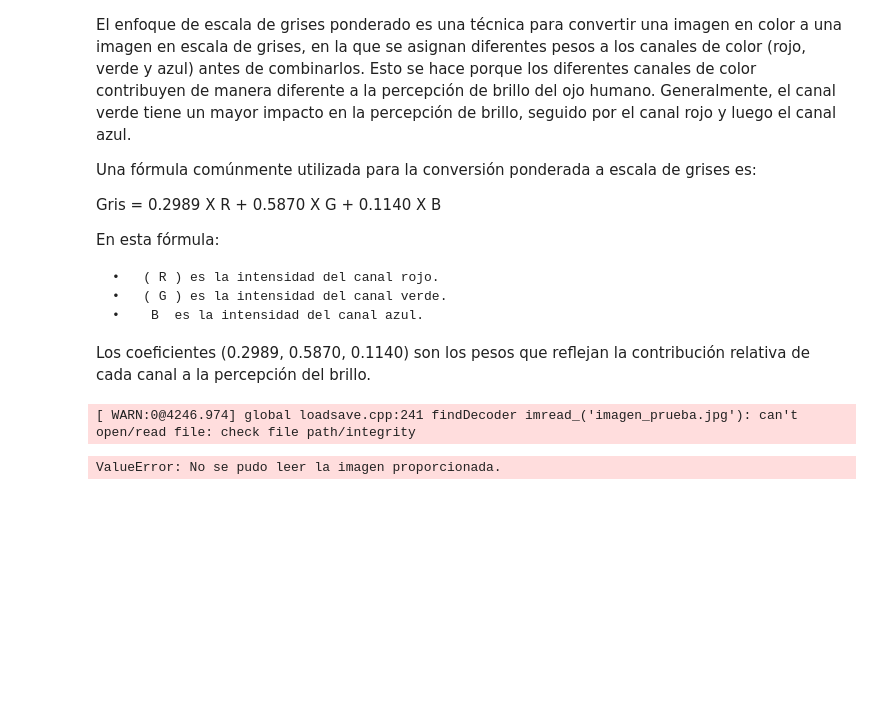
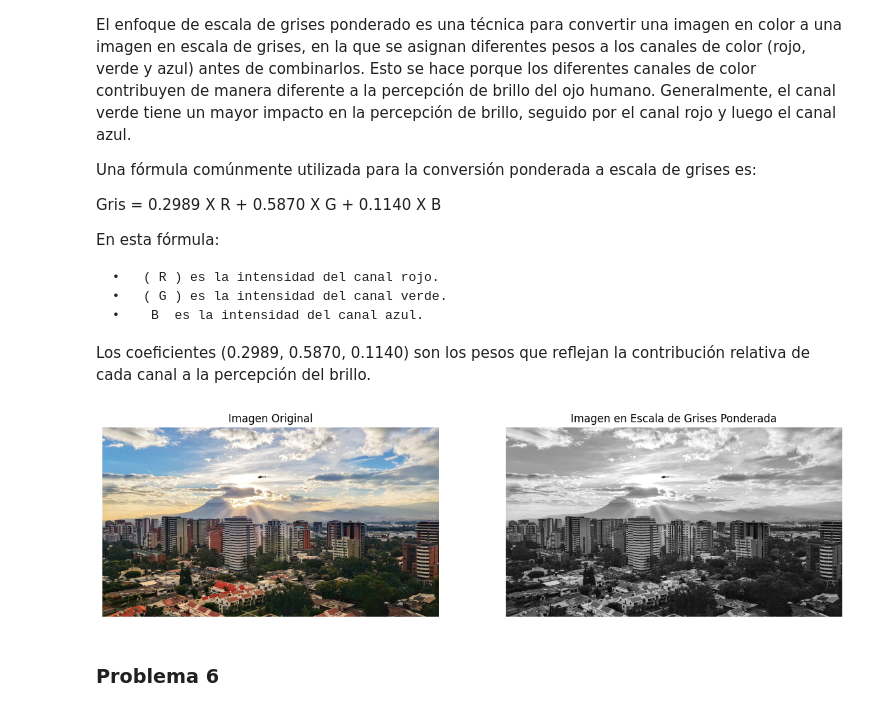
Before and after one commit to luistunag/Laboratorio1_Text_Mining_Imaging_Recognition, a Jupyter notebook: 22003085_LuisTun_Laboratorio1.ipynb, the cells around one changed output. Drawn from its saved outputs; the diff is of its cells as text; code cells hidden in the pictures; blank space fills up the shorter version.

```diff
--- a/22003085_LuisTun_Laboratorio1.ipynb
+++ b/22003085_LuisTun_Laboratorio1.ipynb
@@ -263,7 +263,8 @@ def escala_grises_ponderada(imagen_path):
     return img_gris
 # %%
 # Uso de la función escala_grises_ponderada
-img_gris = escala_grises_ponderada("Guatemala_City.jpg")
+img_gris = escala_grises_ponderada("Guatemala_City.jpeg")
 # %% [output]
-[ WARN:0@4246.974] global loadsave.cpp:241 findDecoder imread_('imagen_prueba.jpg'): can't open/read file: check file path/integrity
-ValueError: No se pudo leer la imagen proporcionada.
+[figure, added]
+# %% [markdown]
+### Problema 6
```
Also changed, not shown: parts of 3 cells of this notebook.
